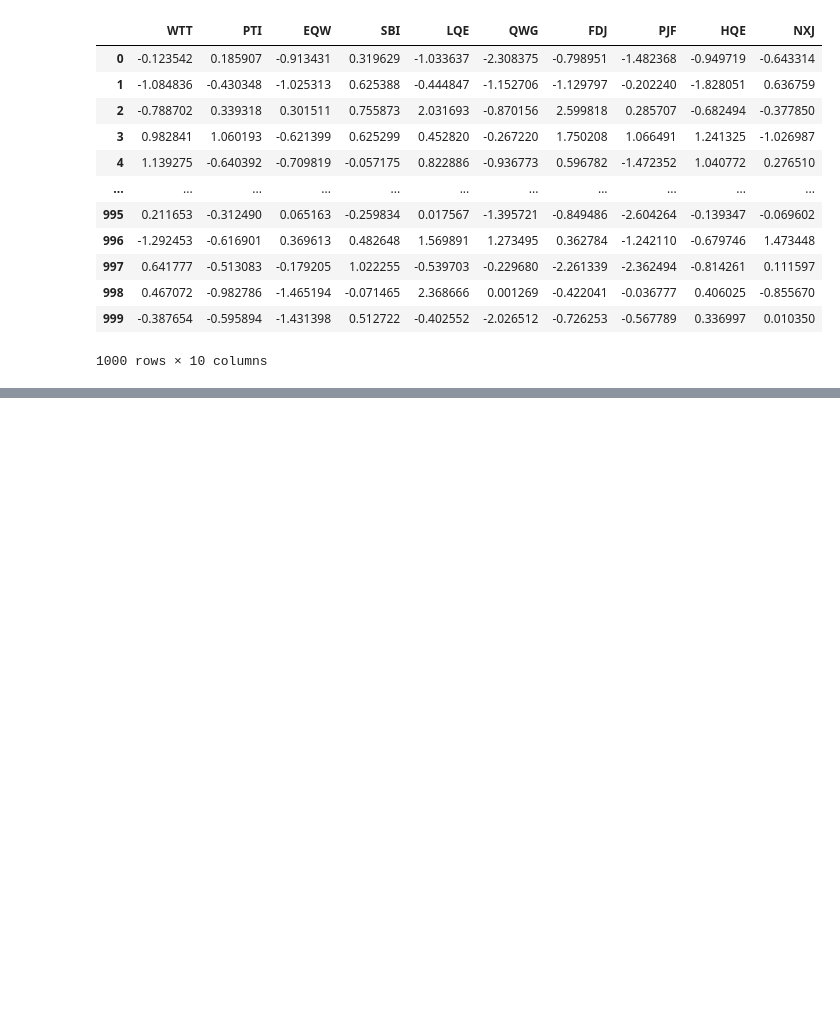
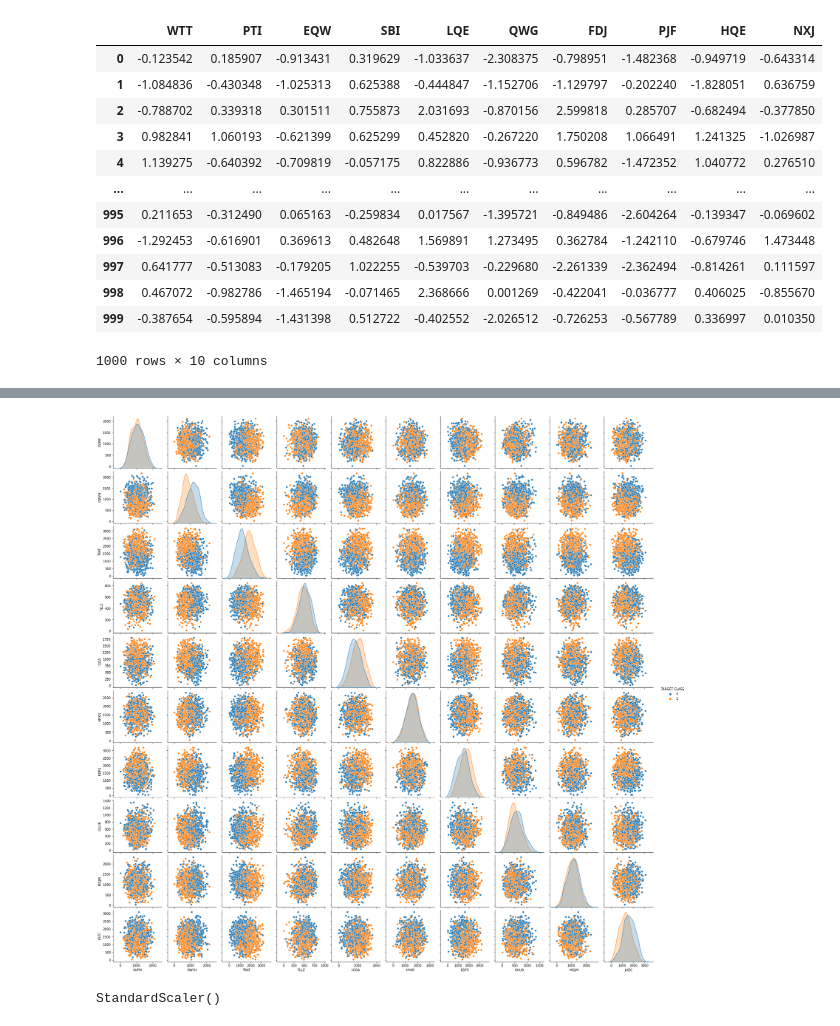
Before and after one commit to FivMeyer/Python_Studies, a Jupyter notebook: 04_knn.ipynb, the cells around one changed output, grey strips where cells are left out. Saved outputs shown, nothing was run; the diff lists cells and outputs as text; code cells hidden in the pictures; blank space fills up the shorter version.

```diff
--- a/04_knn.ipynb
+++ b/04_knn.ipynb
@@ -157,0 +206,4 @@ weighted avg       0.95      0.95      0.95       300
+# %%
+# load data
+knn_data = pd.read_csv('data/KNN_Project_Data')
+knn_data.head(5)
@@ -157,0 +240,4 @@ weighted avg       0.95      0.95      0.95       300
+# %%
+sns.pairplot(knn_data, hue = 'TARGET CLASS');
+# %% [output]
+[figure, added]
@@ -157,0 +246,4 @@ weighted avg       0.95      0.95      0.95       300
+# %%
+scaler.fit(knn_data.drop('TARGET CLASS', axis = 1))
+# %% [output]
+StandardScaler()
```
Also changed, not shown: parts of 19 cells of this notebook.
